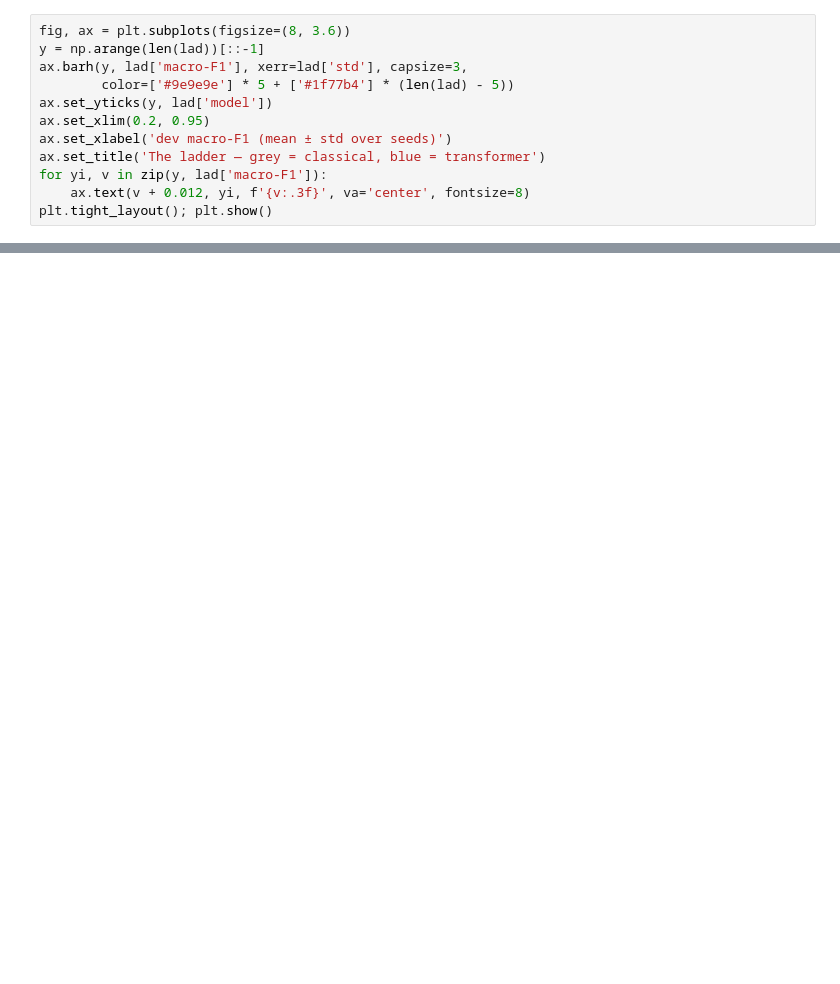
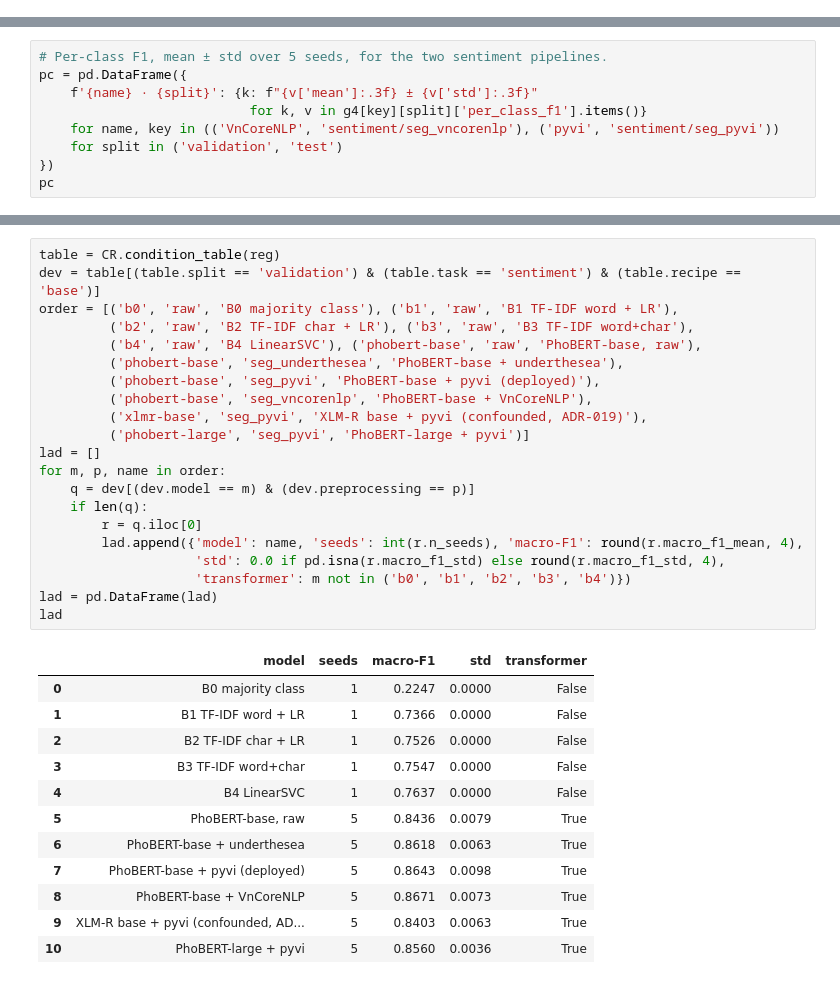
Before and after one commit to ThanhDatVN/ViFeedback-NLP-Service, a Jupyter notebook: notebooks/02_results.ipynb, the cells around one changed output, grey strips where cells are left out. Drawn from its saved outputs; the diff is of its cells as text; blank space fills up the shorter version.

```diff
--- a/notebooks/02_results.ipynb
+++ b/notebooks/02_results.ipynb
@@ -142,12 +0,0 @@ lad
-# %%
-fig, ax = plt.subplots(figsize=(8, 3.6))
-y = np.arange(len(lad))[::-1]
-ax.barh(y, lad['macro-F1'], xerr=lad['std'], capsize=3,
-        color=['#9e9e9e'] * 5 + ['#1f77b4'] * (len(lad) - 5))
-ax.set_yticks(y, lad['model'])
-ax.set_xlim(0.2, 0.95)
-ax.set_xlabel('dev macro-F1 (mean ± std over seeds)')
-ax.set_title('The ladder — grey = classical, blue = transformer')
-for yi, v in zip(y, lad['macro-F1']):
-    ax.text(v + 0.012, yi, f'{v:.3f}', va='center', fontsize=8)
-plt.tight_layout(); plt.show()
@@ -351,0 +99,9 @@ Current state and the plan for closing these: [`docs/STATUS.md`](../docs/STATUS.
+# %%
+# Per-class F1, mean ± std over 5 seeds, for the two sentiment pipelines.
+pc = pd.DataFrame({
+    f'{name} · {split}': {k: f"{v['mean']:.3f} ± {v['std']:.3f}"
+                           for k, v in g4[key][split]['per_class_f1'].items()}
+    for name, key in (('VnCoreNLP', 'sentiment/seg_vncorenlp'), ('pyvi', 'sentiment/seg_pyvi'))
+    for split in ('validation', 'test')
+})
+pc
@@ -351,0 +123,34 @@ Current state and the plan for closing these: [`docs/STATUS.md`](../docs/STATUS.
+# %%
+table = CR.condition_table(reg)
+dev = table[(table.split == 'validation') & (table.task == 'sentiment') & (table.recipe == 'base')]
+order = [('b0', 'raw', 'B0 majority class'), ('b1', 'raw', 'B1 TF-IDF word + LR'),
+         ('b2', 'raw', 'B2 TF-IDF char + LR'), ('b3', 'raw', 'B3 TF-IDF word+char'),
+         ('b4', 'raw', 'B4 LinearSVC'), ('phobert-base', 'raw', 'PhoBERT-base, raw'),
+         ('phobert-base', 'seg_underthesea', 'PhoBERT-base + underthesea'),
+         ('phobert-base', 'seg_pyvi', 'PhoBERT-base + pyvi (deployed)'),
+         ('phobert-base', 'seg_vncorenlp', 'PhoBERT-base + VnCoreNLP'),
+         ('xlmr-base', 'seg_pyvi', 'XLM-R base + pyvi (confounded, ADR-019)'),
+         ('phobert-large', 'seg_pyvi', 'PhoBERT-large + pyvi')]
+lad = []
+for m, p, name in order:
+    q = dev[(dev.model == m) & (dev.preprocessing == p)]
+    if len(q):
+        r = q.iloc[0]
+        lad.append({'model': name, 'seeds': int(r.n_seeds), 'macro-F1': round(r.macro_f1_mean, 4),
+                    'std': 0.0 if pd.isna(r.macro_f1_std) else round(r.macro_f1_std, 4),
+                    'transformer': m not in ('b0', 'b1', 'b2', 'b3', 'b4')})
+lad = pd.DataFrame(lad)
+lad
+# %% [output]
+|  | model | seeds | macro-F1 | std | transformer |
+| 0 | B0 majority class | 1 | 0.2247 | 0.0000 | False |
+| 1 | B1 TF-IDF word + LR | 1 | 0.7366 | 0.0000 | False |
+| 2 | B2 TF-IDF char + LR | 1 | 0.7526 | 0.0000 | False |
+| 3 | B3 TF-IDF word+char | 1 | 0.7547 | 0.0000 | False |
+| 4 | B4 LinearSVC | 1 | 0.7637 | 0.0000 | False |
+| 5 | PhoBERT-base, raw | 5 | 0.8436 | 0.0079 | True |
+| 6 | PhoBERT-base + underthesea | 5 | 0.8618 | 0.0063 | True |
+| 7 | PhoBERT-base + pyvi (deployed) | 5 | 0.8643 | 0.0098 | True |
+| 8 | PhoBERT-base + VnCoreNLP | 5 | 0.8671 | 0.0073 | True |
+| 9 | XLM-R base + pyvi (confounded, AD... | 5 | 0.8403 | 0.0063 | True |
+| 10 | PhoBERT-large + pyvi | 5 | 0.8560 | 0.0036 | True |
```
Also changed, not shown: parts of 49 cells of this notebook, 18 other files.
